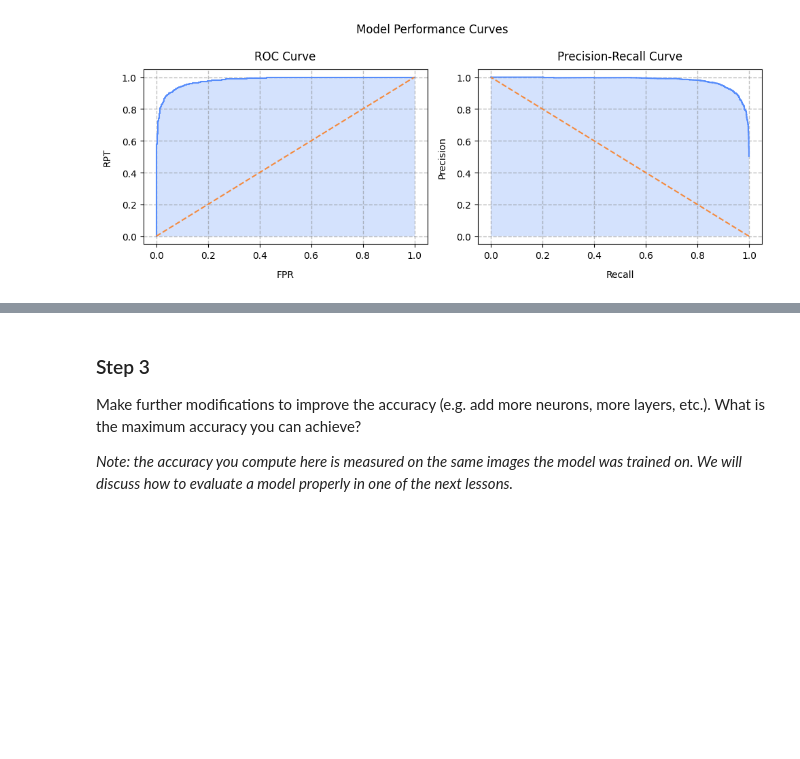
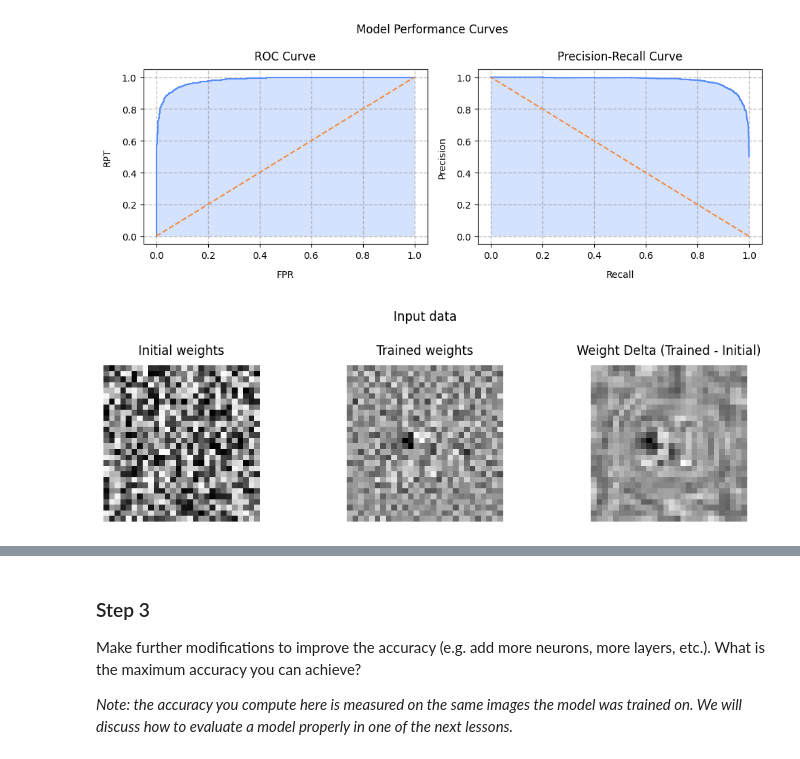
Before and after one commit to BogdanPinchuk/ComputerVision-PBY_HW12, a Jupyter notebook: Bohdan_Pinchuk_CV_HW12.ipynb, the cells around one changed output, grey strips where cells are left out. Drawn from its saved outputs; the diff is of its cells as text; code cells hidden in the pictures; blank space fills up the shorter version.

Commit message:
[Homework12] - added charts

```diff
--- a/Bohdan_Pinchuk_CV_HW12.ipynb
+++ b/Bohdan_Pinchuk_CV_HW12.ipynb
@@ -238,7 +238,7 @@ model_single = Model(inputs=inputs, outputs=outputs, name="single_linear_neuron"
 # print model
 model_single.summary()
 
-# extract weights
+# extract init weights
 weights_init, bias_init = copy.deepcopy(model_single.layers[1].get_weights())
 
 # compiling
@@ -251,19 +251,35 @@ model_single.compile(optimizer=optimizer, loss="mean_squared_error", metrics=["a
 # for testing/comparing
 # history_single = model_single.fit(pixels, labels, epochs=n_epochs, batch_size=batch_size, verbose=2)
 
+losses_single = []
+accuracies_single = []
+
 # (used from https://github.com/BogdanPinchuk/DataScience-PBY_HW22)
 history_single = None
 total_pbar = tqdm(range(n_epochs), desc="Total training", leave=True)
 for epoch in total_pbar:
     history_single = model_single.fit(pixels, labels, epochs=1, batch_size=batch_size, verbose=0)
     avg_loss = history_single.history['loss'][-1]
+    losses_single.append(avg_loss)
     avg_acc = history_single.history['accuracy'][-1]
+    accuracies_single.append(avg_acc)
     # print data in console
-    total_pbar.write(f"Epoch: {epoch + 1}, Loss: {avg_loss:.4f}, Accuracy: {avg_acc:.4f}, Status: {(epoch + 1.0) / n_epochs:.2%}")
+    total_pbar.write(
+        f"Epoch: {epoch + 1}, Loss: {avg_loss:.4f}, Accuracy: {avg_acc:.4f}, Status: {(epoch + 1.0) / n_epochs:.2%}")
 
 labels_prob = model_single.predict(pixels, verbose=0).squeeze()
 labels_pred = (labels_prob >= 0.5).astype(float)
 
+# trained weights
+weights_trained, bias_trained = model_single.layers[1].get_weights()
+weight_diff = weights_trained - weights_init
+
+images_single = {
+    "Initial weights": weights_init.copy().reshape(temp_img.shape),
+    "Trained weights": weights_trained.copy().reshape(temp_img.shape),
+    "Weight Delta (Trained - Initial)": weight_diff.copy().reshape(temp_img.shape),
+}
+
 # Print results
 _ = mn.calc_class_metrics(labels, labels_pred, labels_prob)
 # %% [output]
@@ -306,3 +322,38 @@ Metrics
    macro avg       0.92      0.92      0.92      4470
 weighted avg       0.92      0.92      0.92      4470
 [figure]
+# %%
+# Graphic results
+
+import math
+import numpy as np
+import matplotlib.pyplot as plt
+
+# Input data
+n_img_cols = 3
+images_dict = images_single
+n_img_rows = math.ceil(len(images_dict) / n_img_cols)
+
+# Solution
+_, axes = plt.subplots(n_img_rows, n_img_cols, figsize=(10, 3 * n_img_rows))
+axes_list = np.array(axes).flatten()
+
+for idx, (img_name, img_data) in enumerate(images_dict.items()):
+    ax = axes_list[idx]
+    ax.set_title(img_name, pad=10, loc='center', color='black')
+    if len(img_data.shape) == 3:
+        ax.imshow(img_data)
+    else:
+        ax.imshow(img_data, cmap='gray')
+    ax.axis(False)
+
+# remove empty charts
+for idx in range(len(images_dict), len(axes_list)):
+    axes_list[idx].remove()
+
+# Plot
+plt.suptitle("Input data", y=1.0)
+plt.tight_layout()
+plt.show()
+# %% [output]
+[figure, added]
```
Also changed, not shown: parts of 1 cell of this notebook.
